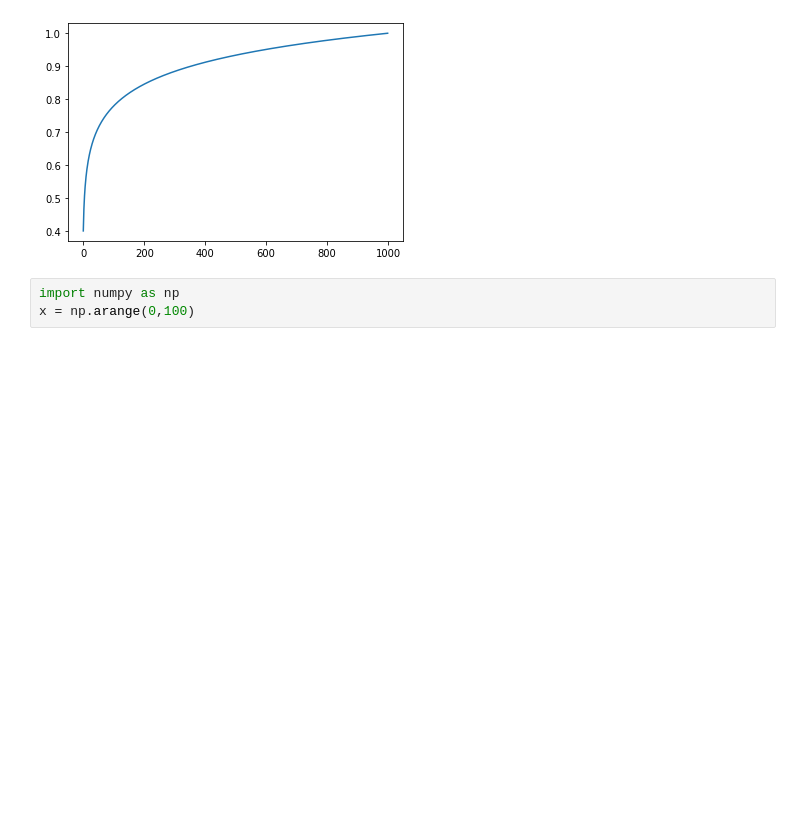
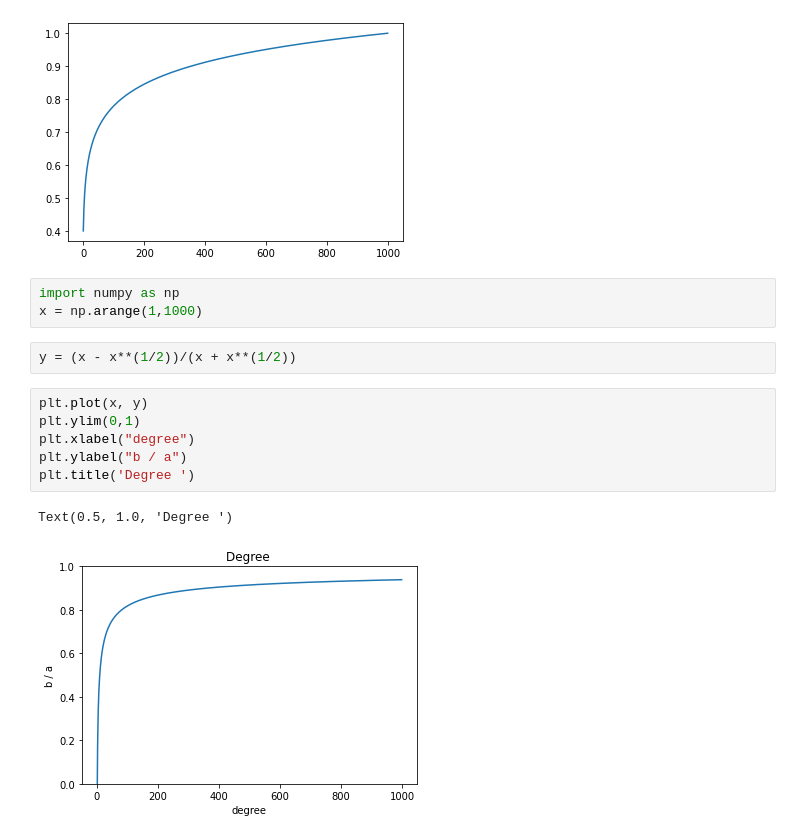
Before and after one commit to hhildaa/EPFL-markov-chains-project, a Jupyter notebook: vis_af.ipynb, the cells around one changed output. Saved outputs shown, nothing was run; the diff lists cells and outputs as text; blank space fills up the shorter version.

```diff
--- a/vis_af.ipynb
+++ b/vis_af.ipynb
@@ -111,4 +111,15 @@ plt.plot(schedule)
 [figure]
 # %%
 import numpy as np
-x = np.arange(0,100)
+x = np.arange(1,1000)
+# %%
+y = (x - x**(1/2))/(x + x**(1/2))
+# %%
+plt.plot(x, y)
+plt.ylim(0,1)
+plt.xlabel("degree")
+plt.ylabel("b / a")
+plt.title('Degree ')
+# %% [output]
+Text(0.5, 1.0, 'Degree ')
+[figure, added]
```
Also changed, not shown: 3 other files.
